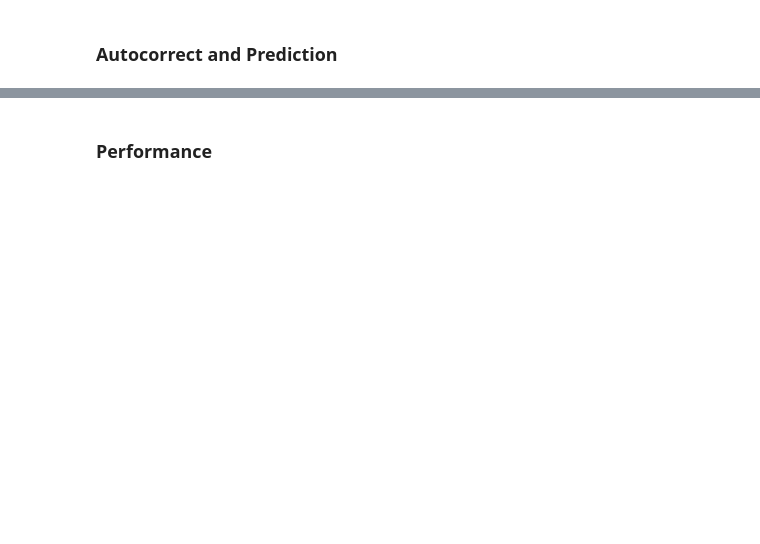
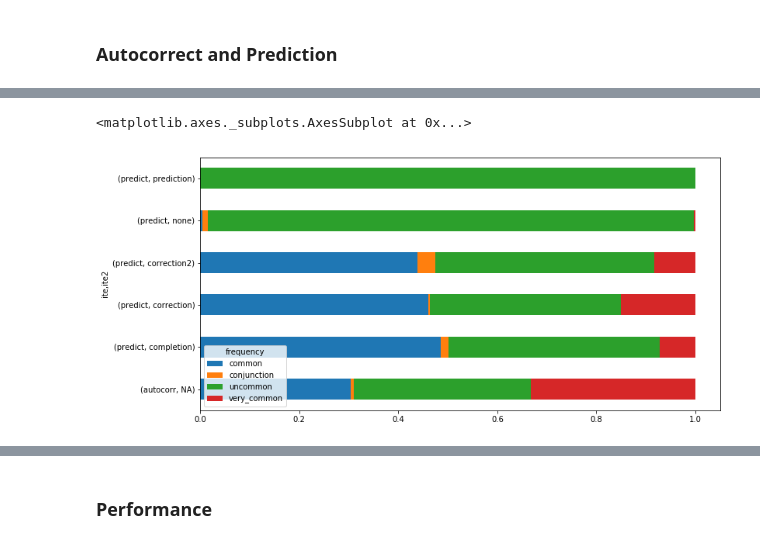
Before and after one commit to cashaddy/typing_automation, a Jupyter notebook: sandbox.ipynb, the cells around one changed output, grey strips where cells are left out. Saved outputs shown, nothing was run; the diff lists cells and outputs as text; code cells hidden in the pictures; blank space fills up the shorter version.

```diff
--- a/sandbox.ipynb
+++ b/sandbox.ipynb
@@ -303,0 +331,5 @@ ax2.set_aspect('equal')
+# %%
+# https://www.wordfrequency.info/free.asp
+words = pd.read_csv('./word_frequency.csv',sep='\t')
+# %%
+words.Word = words.Word.str.strip()
@@ -303,0 +345,21 @@ ax2.set_aspect('equal')
+# %%
+words.drop_duplicates('Word',keep='first',inplace=True)
+# %%
+merge = pd.merge(
+    log.loc[(log.ite == 'predict') | (log.ite == 'autocorr')],
+    words[['Word','Rank']],
+    left_on='key',right_on='Word',how='left'
+)
+
+merge.loc[merge.Rank.isna(),'frequency'] = 'uncommon'
+merge.loc[merge.key.str.contains("'"),'frequency'] = 'conjunction'
+merge.loc[merge.Rank > 100,'frequency'] = 'common'
+merge.loc[merge.Rank <= 100,'frequency'] = 'very_common'
+
+rates = merge.groupby(['participant_id']).frequency.value_counts(normalize=True).unstack().fillna(0)
+columns = []
+for c in rates.columns:
+    columns.append('rate_' + c)
+rates.columns = columns
+
+participants = pd.concat([participants,rates],axis=1)
@@ -303,0 +387,6 @@ ax2.set_aspect('equal')
+# %%
+f,ax = plt.subplots(figsize = (12,6))
+merge.groupby(['ite','ite2']).frequency.value_counts(normalize=True).unstack().plot.barh(stacked=True,ax=ax)
+# %% [output]
+<matplotlib.axes._subplots.AxesSubplot at 0x...>
+[figure, added]
```
Also changed, not shown: parts of 49 cells of this notebook.
